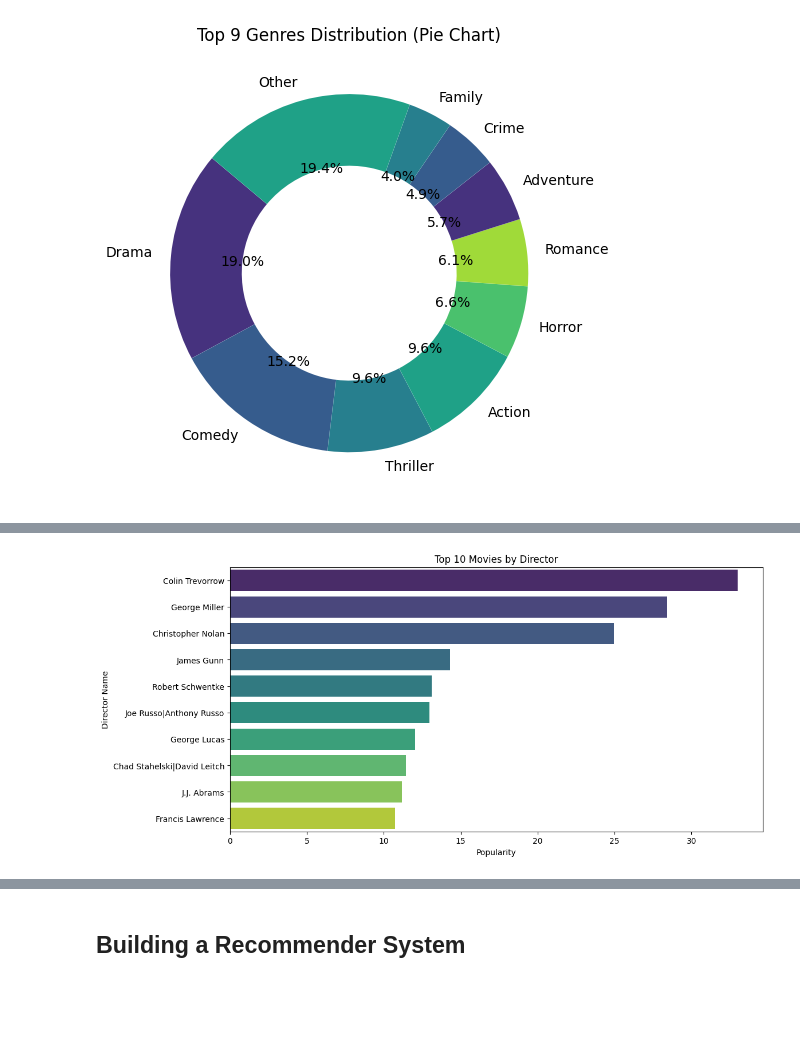
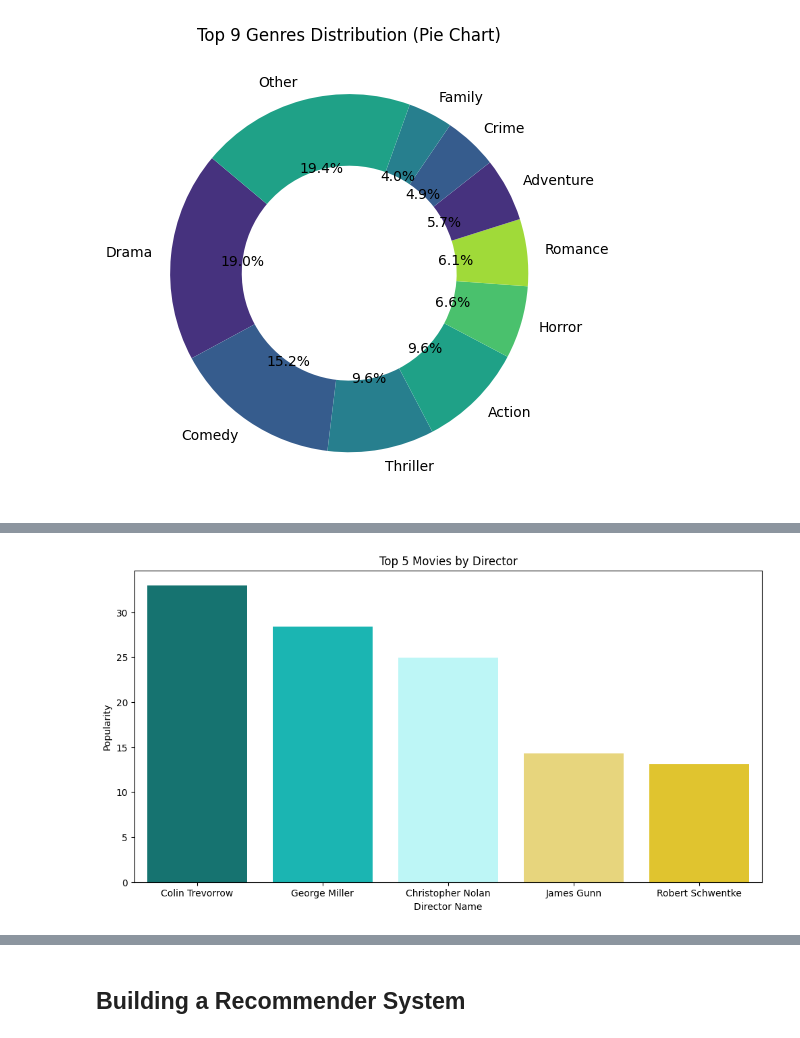
Before and after one commit to arzumerturkk/Movie-Recommendation-System, a Jupyter notebook: main.ipynb, the cells around one changed output, grey strips where cells are left out. Saved outputs shown, nothing was run; the diff lists cells and outputs as text; code cells hidden in the pictures; blank space fills up the shorter version.

```diff
--- a/main.ipynb
+++ b/main.ipynb
@@ -64,7 +65,7 @@ Data columns (total 21 columns):
 dtypes: float64(4), int64(6), object(11)
 memory usage: 1.7+ MB
 # %%
-df.drop(['imdb_id', 'homepage', 'tagline', 'keywords','production_companies' ,'budget_adj', 'revenue_adj'], axis = 1, inplace=True)
+df.drop(['imdb_id', 'homepage', 'tagline', 'keywords','budget_adj','production_companies', 'revenue_adj'], axis = 1, inplace=True)
 # %%
 # Finding Missing values in all columns
 miss = pd.DataFrame(df.isnull().sum())
@@ -241,11 +231,11 @@ top_movies(top_10_popular_movies)
 # %%
-top_10_popular_director = df.sort_values(by='director', ascending=False).head(10)
+top_5_popular_director = df.sort_values(by='popularity', ascending=False).head(5)
 
 plt.figure(figsize=(12, 6))
-sns.barplot(x='popularity', y='director', data=top_10_popular_movies, palette='viridis')
-plt.title('Top 10 Movies by Director')
-plt.xlabel('Popularity')
-plt.ylabel('Director Name')
+sns.barplot(x='director', y='popularity', data=top_5_popular_director, palette=['#06837f', '#02cecb', '#b4ffff', '#f8e16c', '#fed811'])
+plt.title('Top 5 Movies by Director')
+plt.xlabel('Director Name')
+plt.ylabel('Popularity')
 plt.show()
 # %% [output]
-[figure, old version]
+[figure, new version]
```
Also changed, not shown: parts of 14 cells of this notebook.
